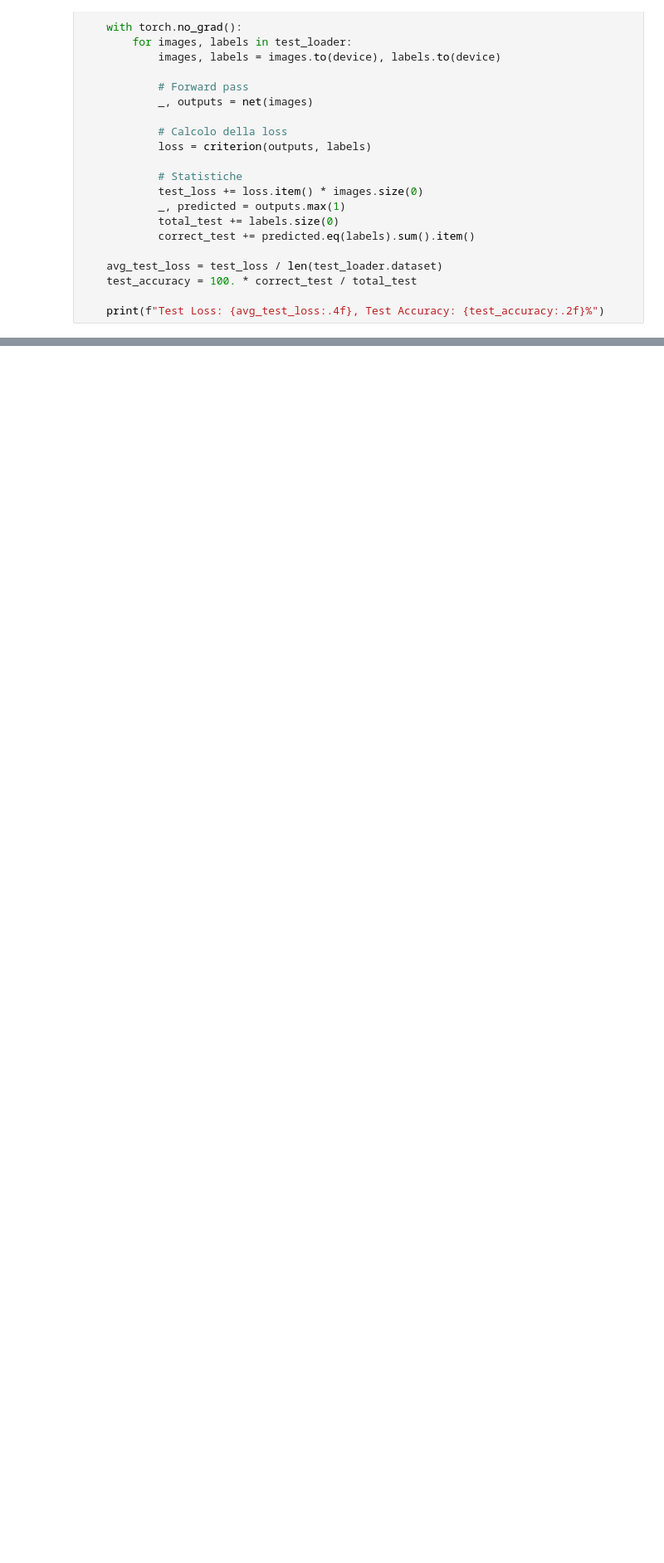
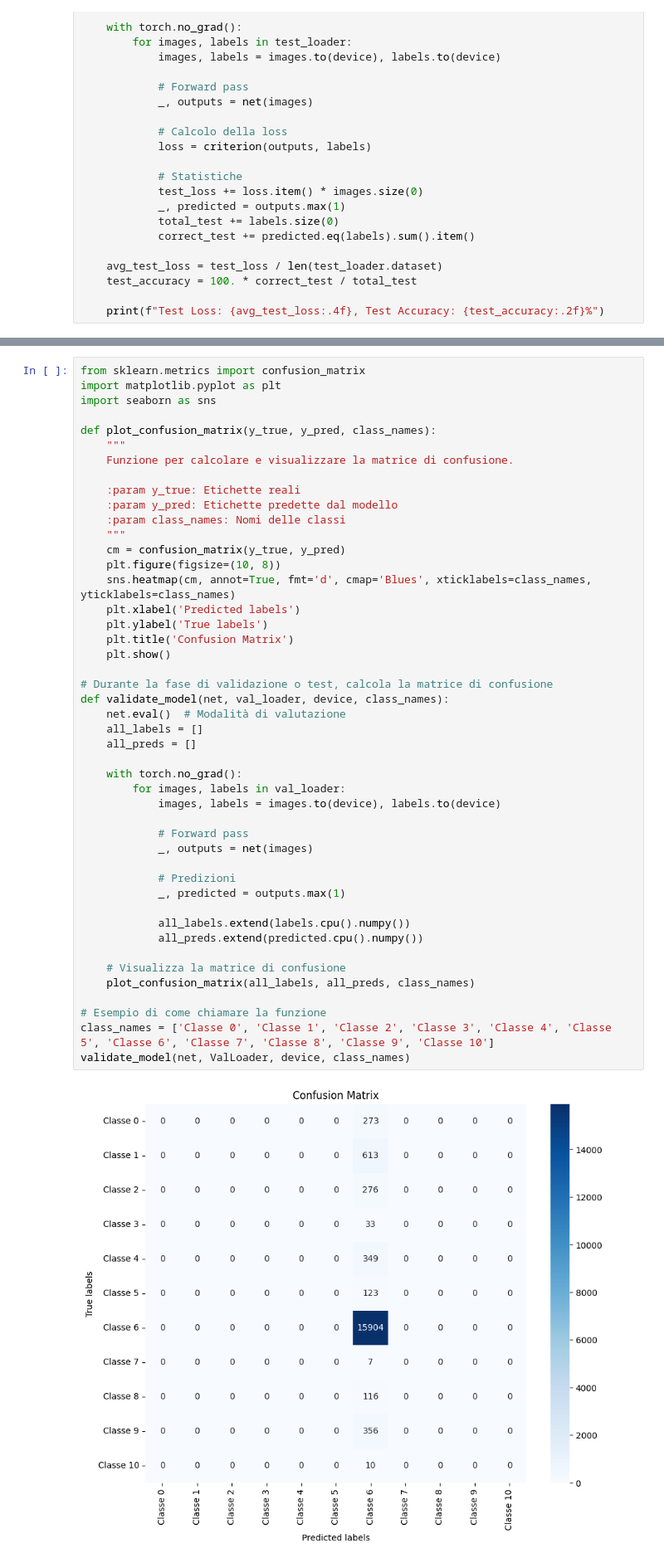
Before and after one commit to Leonard2310/xViewObjectDetection, a Jupyter notebook: R-CNNxViewOD.ipynb, the cells around one changed output, grey strips where cells are left out. Shown at 83% size. Cells and saved outputs as stored; diff of their text form; blank space fills up the shorter version.

```diff
--- a/R-CNNxViewOD.ipynb
+++ b/R-CNNxViewOD.ipynb
@@ -811,0 +872,48 @@ test_model(
+# %%
+from sklearn.metrics import confusion_matrix
+import matplotlib.pyplot as plt
+import seaborn as sns
+
+def plot_confusion_matrix(y_true, y_pred, class_names):
+    """
+    Funzione per calcolare e visualizzare la matrice di confusione.
+
+    :param y_true: Etichette reali
+    :param y_pred: Etichette predette dal modello
+    :param class_names: Nomi delle classi
+    """
+    cm = confusion_matrix(y_true, y_pred)
+    plt.figure(figsize=(10, 8))
+    sns.heatmap(cm, annot=True, fmt='d', cmap='Blues', xticklabels=class_names, yticklabels=class_names)
+    plt.xlabel('Predicted labels')
+    plt.ylabel('True labels')
+    plt.title('Confusion Matrix')
+    plt.show()
+
+# Durante la fase di validazione o test, calcola la matrice di confusione
+def validate_model(net, val_loader, device, class_names):
+    net.eval()  # Modalità di valutazione
+    all_labels = []
+    all_preds = []
+
+    with torch.no_grad():
+        for images, labels in val_loader:
+            images, labels = images.to(device), labels.to(device)
+
+            # Forward pass
+            _, outputs = net(images)
+
+            # Predizioni
+            _, predicted = outputs.max(1)
+
+            all_labels.extend(labels.cpu().numpy())
+            all_preds.extend(predicted.cpu().numpy())
+
+    # Visualizza la matrice di confusione
+    plot_confusion_matrix(all_labels, all_preds, class_names)
+
+# Esempio di come chiamare la funzione
+class_names = ['Classe 0', 'Classe 1', 'Classe 2', 'Classe 3', 'Classe 4', 'Classe 5', 'Classe 6', 'Classe 7', 'Classe 8', 'Classe 9', 'Classe 10']
+validate_model(net, ValLoader, device, class_names)
+# %% [output]
+[figure, added]
```
Also changed, not shown: parts of 6 cells of this notebook.
